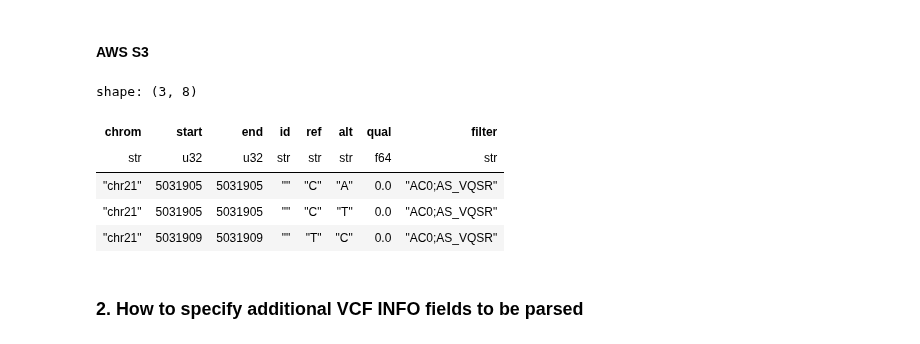
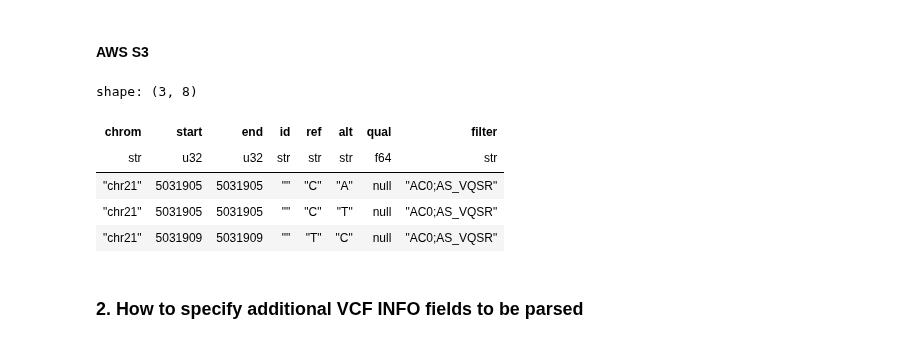
Before and after one commit to biodatageeks/polars-bio, a Jupyter notebook: docs/notebooks/tutorial.ipynb, the cells around one changed output. Drawn from its saved outputs; the diff is of its cells as text; code cells hidden in the pictures.

```diff
--- a/docs/notebooks/tutorial.ipynb
+++ b/docs/notebooks/tutorial.ipynb
@@ -386,5 +387,7 @@ shape: (1, 6)
 %%bash
 gsutil cat gs://genomics-public-data/platinum-genomes/fastq/ERR194146.fastq.gz | gunzip -c  | bgzip -c > /tmp/ERR194146.fastq.bgz
 cd /tmp && bgzip -r /tmp/ERR194146.fastq.bgz
+# %%
+pb.set_option("datafusion.execution.target_partitions", "1")
 # %%
 %%time
@@ -527,14 +530,14 @@ shape: (5, 3)
 # here we can use automatic compression detection
 aws_s3_vcf_path = "s3://gnomad-public-us-east-1/release/4.1/vcf/exomes/gnomad.exomes.v4.1.sites.chr21.vcf.bgz"
 # %%
-pb.read_vcf(aws_s3_vcf_path, chunk_size=8, concurrent_fetches=1).limit(3).collect()
+pb.scan_vcf(aws_s3_vcf_path, chunk_size=8, concurrent_fetches=1, info_fields=[]).limit(3).collect()
 # %% [output]
 shape: (3, 8)
 | chrom | start | end | id | ref | alt | qual | filter |
 | str | u32 | u32 | str | str | str | f64 | str |
-| "chr21" | 5031905 | 5031905 | "" | "C" | "A" | 0.0 | "AC0;AS_VQSR" |
-| "chr21" | 5031905 | 5031905 | "" | "C" | "T" | 0.0 | "AC0;AS_VQSR" |
-| "chr21" | 5031909 | 5031909 | "" | "T" | "C" | 0.0 | "AC0;AS_VQSR" |
+| "chr21" | 5031905 | 5031905 | "" | "C" | "A" | null | "AC0;AS_VQSR" |
+| "chr21" | 5031905 | 5031905 | "" | "C" | "T" | null | "AC0;AS_VQSR" |
+| "chr21" | 5031909 | 5031909 | "" | "T" | "C" | null | "AC0;AS_VQSR" |
 # %% [markdown]
 ### 2. How to specify additional VCF INFO fields to be parsed
 # %%
```
Also changed, not shown: parts of 36 cells of this notebook, 12 other files.
